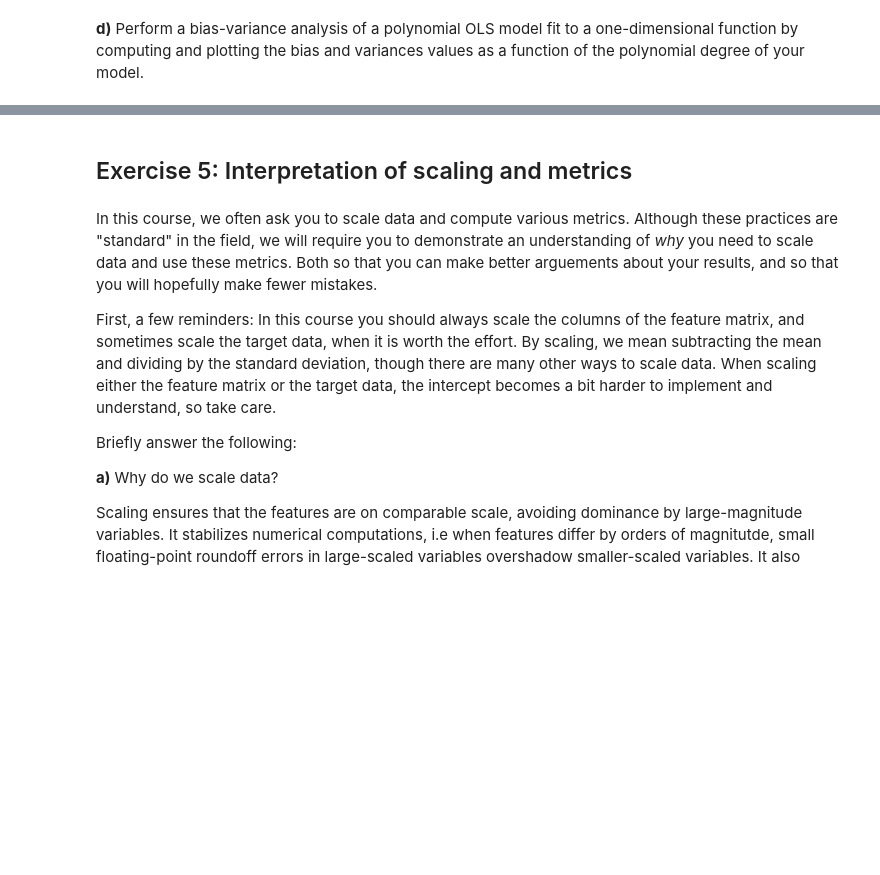
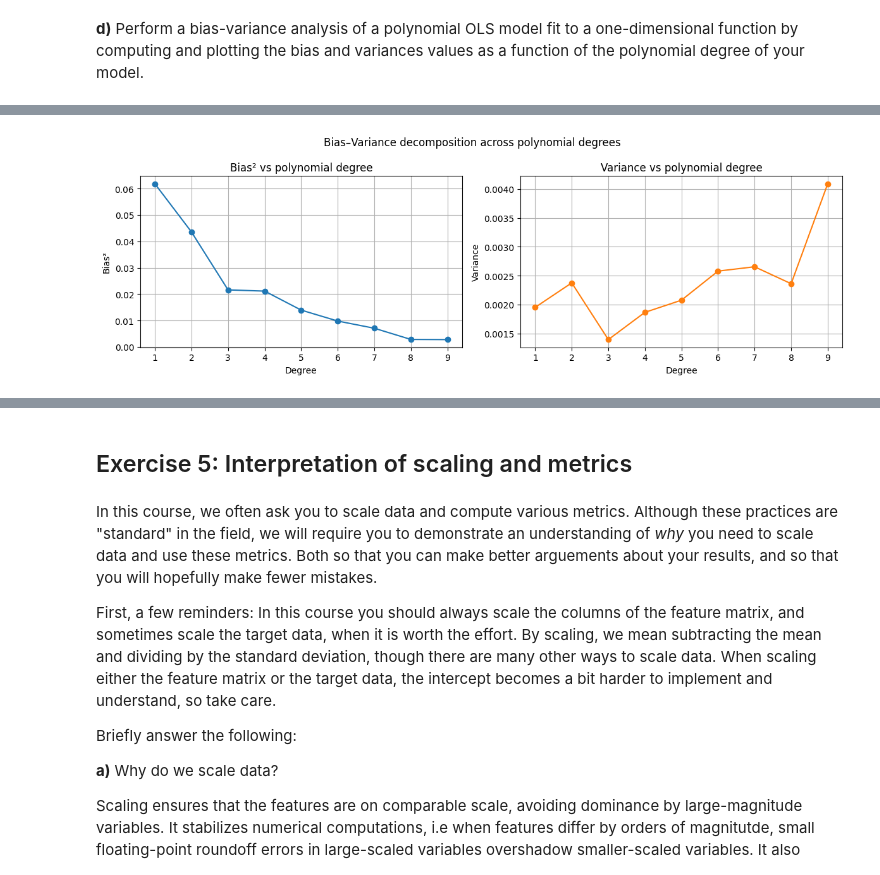
Before and after one commit to viktorbgulbrandsen/fysstk3155, a Jupyter notebook: uke38/exercises.ipynb, the cells around one changed output, grey strips where cells are left out. Cells and saved outputs as stored; diff of their text form; code cells hidden in the pictures; blank space fills up the shorter version.

```diff
--- a/uke38/exercises.ipynb
+++ b/uke38/exercises.ipynb
@@ -839,0 +569,58 @@ Intepretation: variance reflects sample instability and collapses with sample si
+# %%
+from sklearn.utils import resample
+
+bootstraps = 200
+
+def plot_bias_variance(degrees: range, semilog: bool):
+    biases, variances = [], []
+
+    x_plot = np.linspace(-3, 3, 200).reshape(-1, 1)
+    y_true = f(x_plot.ravel())
+
+    for d in degrees:
+        predictions = np.zeros((bootstraps, len(x_plot)))
+
+        poly = PolynomialFeatures(d)
+        X_plot = poly.fit_transform(x_plot)
+
+        for b in range(bootstraps):
+            x_res, y_res = resample(x, y)
+            X_res = poly.transform(x_res.reshape(-1, 1))
+            model = LinearRegression()
+            model.fit(X_res, y_res)
+            predictions[b, :] = model.predict(X_plot)
+
+        mean_pred = predictions.mean(axis=0)
+        bias2 = np.mean((mean_pred - y_true) ** 2)
+        var = np.mean(np.var(predictions, axis=0))
+
+        biases.append(bias2)
+        variances.append(var)
+
+    # Plot
+    fig, axes = plt.subplots(1, 2, figsize=(12, 4))
+
+    axes[0].plot(degrees, biases, 'o-', color='tab:blue')
+    axes[0].set_title("Bias² vs polynomial degree")
+    axes[0].set_xlabel("Degree")
+    axes[0].set_ylabel("Bias²")
+    axes[0].grid(True)
+
+    axes[1].plot(degrees, variances, 'o-', color='tab:orange')
+    axes[1].set_title("Variance vs polynomial degree")
+    axes[1].set_xlabel("Degree")
+    axes[1].set_ylabel("Variance")
+    axes[1].grid(True)
+
+    if semilog:
+        axes[0].set_yscale("log")
+        axes[1].set_yscale("log")
+
+    plt.suptitle("Bias–Variance decomposition across polynomial degrees")
+    plt.tight_layout()
+    plt.show()
+
+
+plot_bias_variance(range(1, 10), semilog=False)
+# %% [output]
+[figure, added]
```
Also changed, not shown: parts of 28 cells of this notebook, 2 other files.
